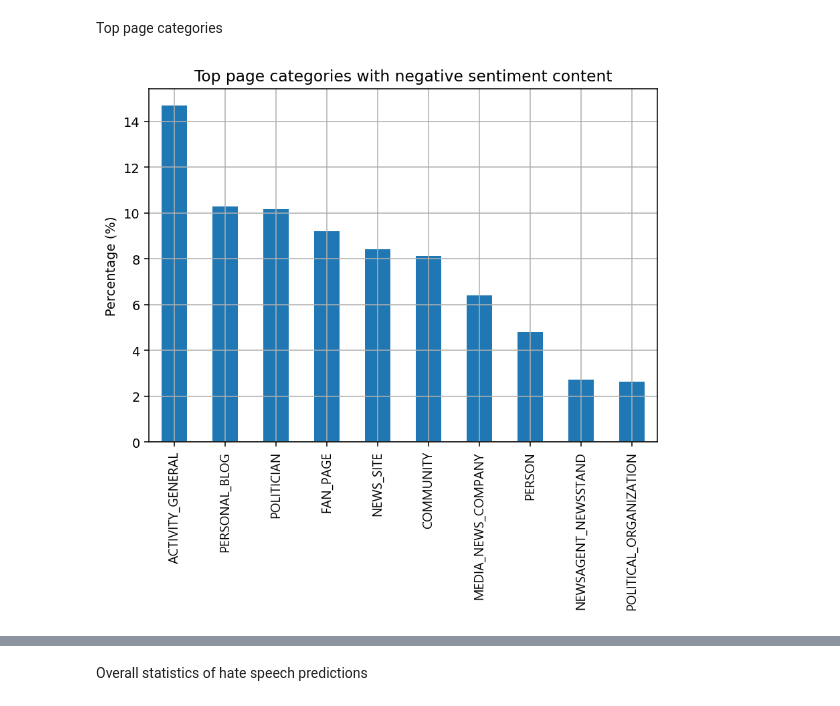
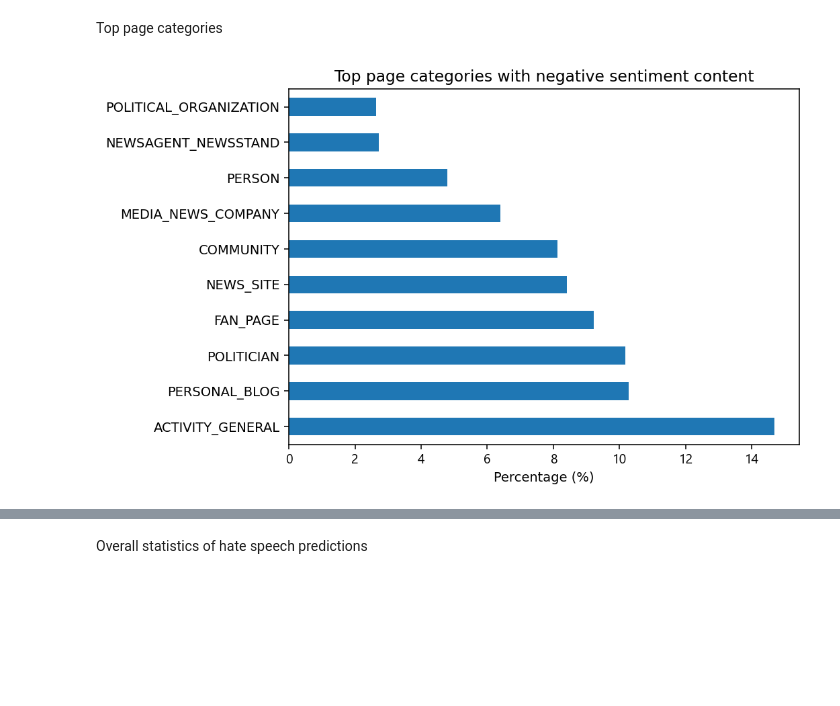
Before and after one commit to SaikatPhys/CrowdTangle-NLP, a Jupyter notebook: CrowdTangle-sentiment-hatespeech-plots.ipynb, the cells around one changed output, grey strips where cells are left out. Drawn from its saved outputs; the diff is of its cells as text; code cells hidden in the pictures; blank space fills up the shorter version.

```diff
--- a/CrowdTangle-sentiment-hatespeech-plots.ipynb
+++ b/CrowdTangle-sentiment-hatespeech-plots.ipynb
@@ -107,21 +107,21 @@ Top page categories
 # %%
 plt.figure(figsize=(7,5),dpi=140)
 
 
 negative_sentiment_category_percent = negative_sentiment ['Page Category'].value_counts()*100/len(negative_sentiment)
-negative_sentiment_category_percent[:10].plot(kind='bar')
+negative_sentiment_category_percent[:10].plot(kind='barh')
 
 
 # Customize matplotlib
 hindi_font = FontProperties(fname = '/content/drive/MyDrive/CrowdTangle-NLP/Nirmala.ttf')
 
 plt.xticks(fontproperties=hindi_font)
 #plt.xticks(rotation = 60)
 
 plt.title('Top page categories with negative sentiment content')
-plt.ylabel('Percentage (%)')
-plt.grid(True)
+plt.xlabel('Percentage (%)')
+#plt.grid(True)
 
 plt.show()
 # %% [output]
-[figure, old version]
+[figure, new version]
```
Also changed, not shown: parts of 8 cells of this notebook.
